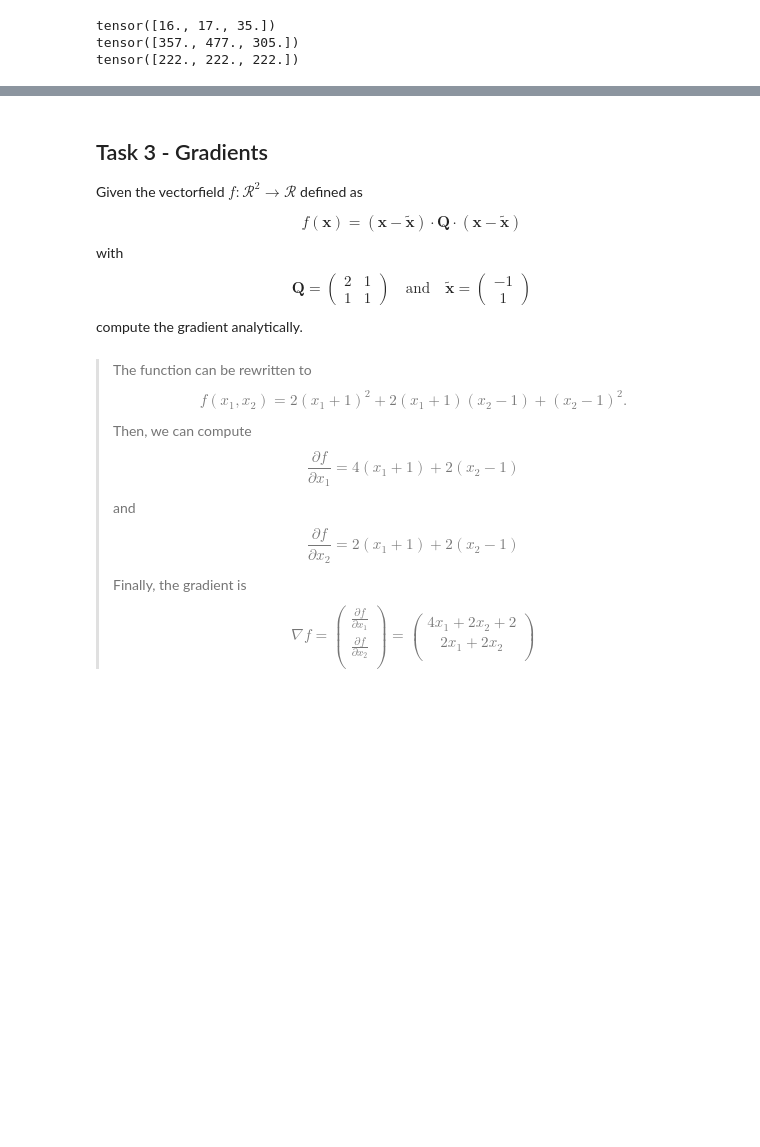
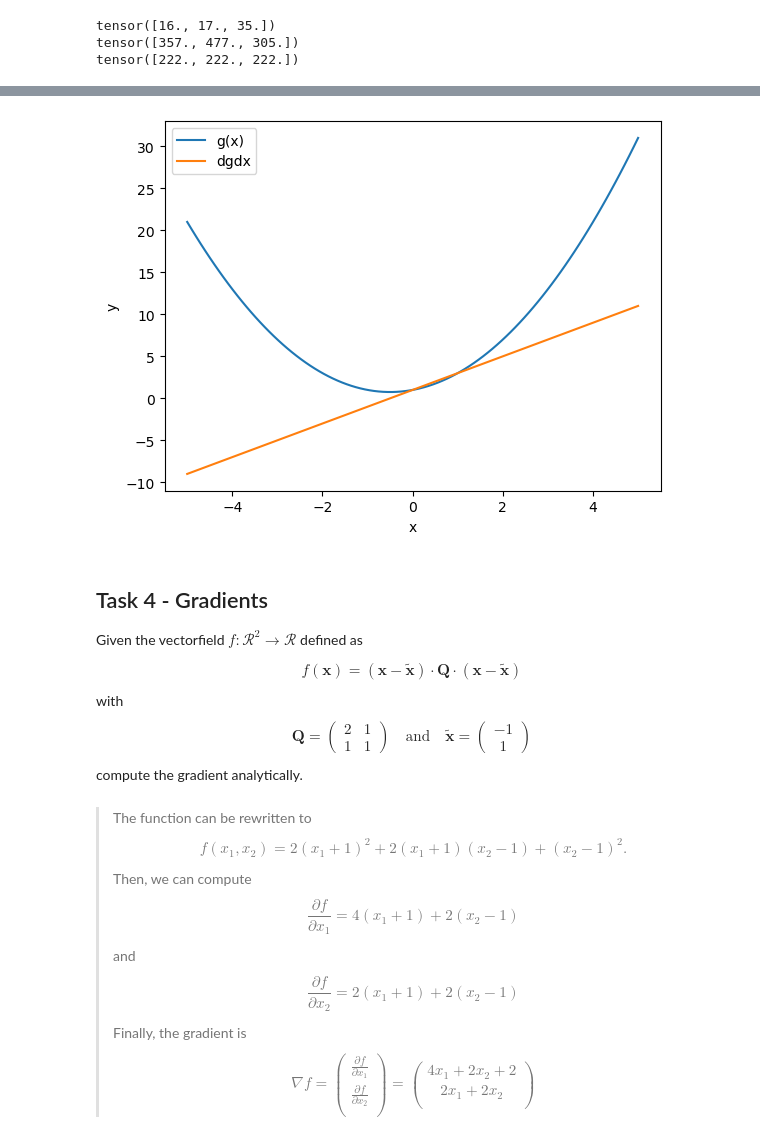
Before and after one commit to meyer-nils/structural_optimization, a Jupyter notebook: exercise_01_tensors.ipynb, the cells around one changed output, grey strips where cells are left out. Drawn from its saved outputs; the diff is of its cells as text; code cells hidden in the pictures; blank space fills up the shorter version.

```diff
--- a/exercise_01_tensors.ipynb
+++ b/exercise_01_tensors.ipynb
@@ -137,0 +148,6 @@ tensor([222., 222., 222.])
+# %%
+# Define the function
+
+
+def g(x):
+    return x**2 + x + 1
@@ -138,5 +157,20 @@ tensor([222., 222., 222.])
+# %%
+# Compute the gradient
+dgdx = torch.autograd.grad(g(x).sum(), x)[0]
+# %%
+# Plot function and gradient
+import matplotlib.pyplot as plt
+
+with torch.no_grad():
+    plt.plot(x, g(x), label="g(x)")
+    plt.plot(x, dgdx, label="dgdx")
+    plt.xlabel("x")
+    plt.ylabel("y")
+    plt.legend()
+# %% [output]
+[figure, added]
 # %% [markdown]
-## Task 3 - Gradients
+## Task 4 - Gradients
 Given the vectorfield $f: \mathcal{R}^2 \rightarrow \mathcal{R}$ defined as
 
 $$
```
Also changed, not shown: parts of 6 cells of this notebook.
